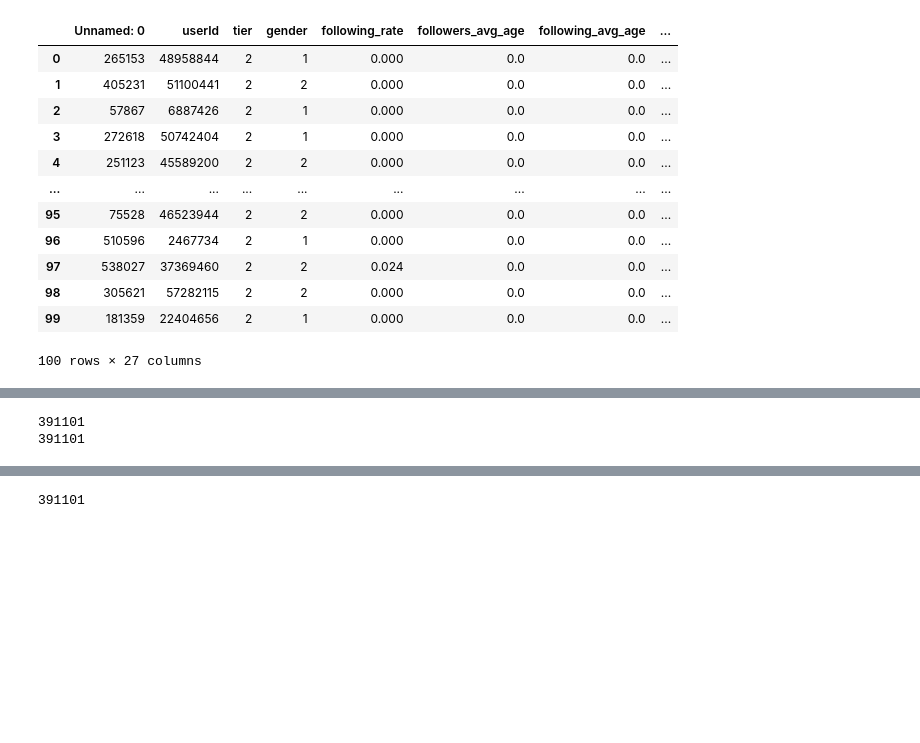
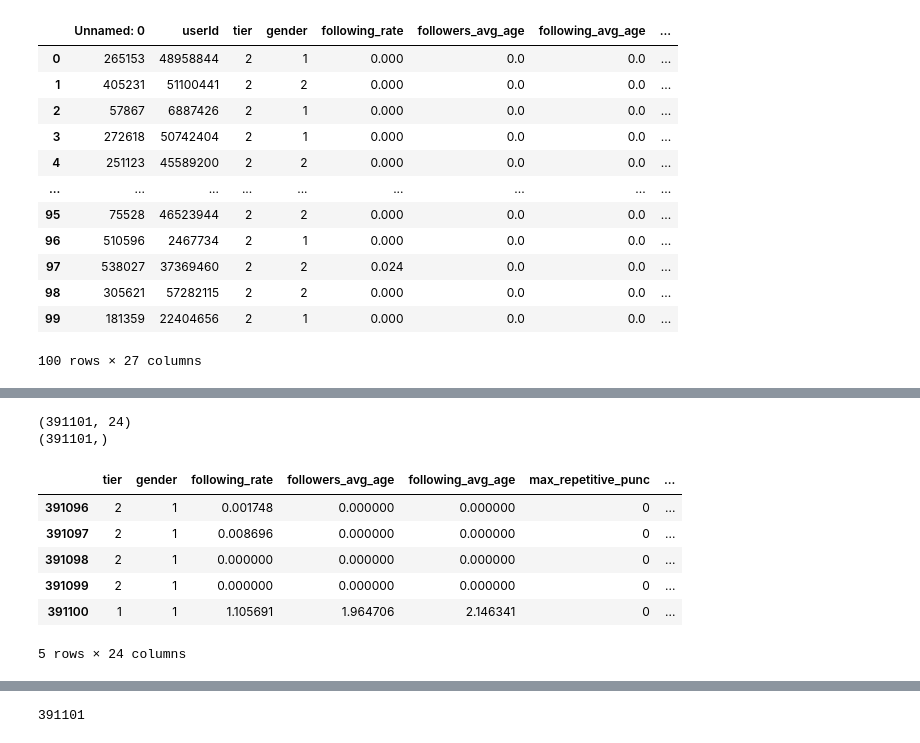
Before and after one commit to techverve/CasCadeCup-Submission, a Jupyter notebook: Untitled16(2).ipynb, the cells around one changed output, grey strips where cells are left out. Cells and saved outputs as stored; diff of their text form; code cells hidden in the pictures; blank space fills up the shorter version.

```diff
--- a/Untitled16(2).ipynb
+++ b/Untitled16(2).ipynb
@@ -55,11 +94,20 @@ from sklearn.decomposition import PCA
 
 from sklearn.model_selection import train_test_split
 # %%
-x_train,x_test,y_train,y_test = train_test_split(df[df.columns[2:-1]],df[df.columns[-1]], test_size = 0.2, random_state=2020)
-print(len(x_train))
-print(len(y_train))
+x_train,x_test,y_train,y_test = train_test_split(df[df.columns[:-1]],df[df.columns[-1]], test_size = 0.2, random_state=2020)
+x_train,x_test,y_train,y_test = x_train.reset_index(drop = True),x_test.reset_index(drop = True),y_train.reset_index(drop = True),y_test.reset_index(drop = True)
+print(x_train.shape)
+print(y_train.shape)
+x_train.tail()
 # %% [output]
-391101
-391101
+(391101, 24)
+(391101,)
+|  | tier | gender | following_rate | followers_avg_age | following_avg_age | max_repetitive_punc | ... |
+| 391096 | 2 | 1 | 0.001748 | 0.000000 | 0.000000 | 0 | ... |
+| 391097 | 2 | 1 | 0.008696 | 0.000000 | 0.000000 | 0 | ... |
+| 391098 | 2 | 1 | 0.000000 | 0.000000 | 0.000000 | 0 | ... |
+| 391099 | 2 | 1 | 0.000000 | 0.000000 | 0.000000 | 0 | ... |
+| 391100 | 1 | 1 | 1.105691 | 1.964706 | 2.146341 | 0 | ... |
+5 rows × 24 columns
 # %%
 import seaborn as sns
```
Also changed, not shown: parts of 18 cells of this notebook.
